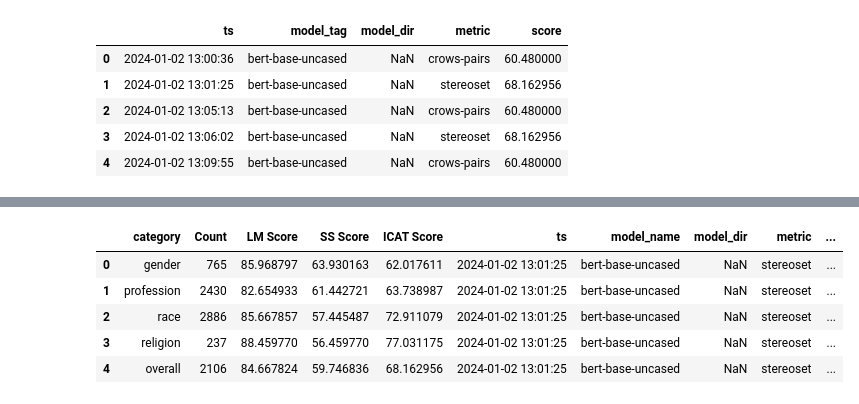
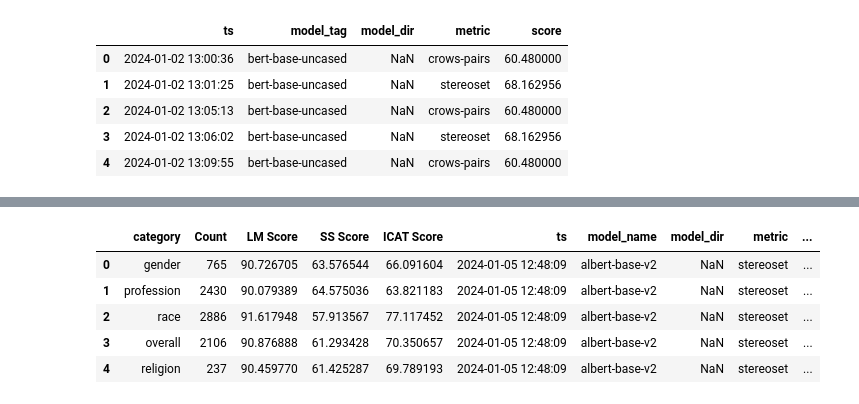
Before and after one commit to WizIshan/TUM_Thesis, a Jupyter notebook: src/viz.ipynb, the cells around one changed output, grey strips where cells are left out. Saved outputs shown, nothing was run; the diff lists cells and outputs as text; code cells hidden in the pictures.

```diff
--- a/src/viz.ipynb
+++ b/src/viz.ipynb
@@ -4,7 +4,7 @@ import numpy as np
 import matplotlib.pyplot as plt
 import seaborn as sns
 # %%
-scores = pd.read_excel('../data/results/master_results.xlsx',sheet_name=None)
+scores = pd.read_excel('../data/results/master_results_20241101.xlsx',sheet_name=None)
 # %%
 scores['consolidated']
 # %% [output]
@@ -70,12 +103,14 @@ cp.head()
 # %%
 stereo = scores['stereoset']
+## Dropping all duplicated rows
+stereo = stereo.drop_duplicates(subset=['model_name','metric','category'],keep='last').sort_values('model_name').reset_index(drop = True)
 stereo['base_model_tag'] = stereo['model_name'].apply(lambda x : x.split('_')[0])
 stereo['model_mode'] = stereo['model_name'].apply(lambda x : separate_model_mode(x))
 stereo.head()
 # %% [output]
 |  | category | Count | LM Score | SS Score | ICAT Score | ts | model_name | model_dir | metric | ... |
-| 0 | gender | 765 | 85.968797 | 63.930163 | 62.017611 | 2024-01-02 13:01:25 | bert-base-uncased | NaN | stereoset | ... |
-| 1 | profession | 2430 | 82.654933 | 61.442721 | 63.738987 | 2024-01-02 13:01:25 | bert-base-uncased | NaN | stereoset | ... |
-| 2 | race | 2886 | 85.667857 | 57.445487 | 72.911079 | 2024-01-02 13:01:25 | bert-base-uncased | NaN | stereoset | ... |
-| 3 | religion | 237 | 88.459770 | 56.459770 | 77.031175 | 2024-01-02 13:01:25 | bert-base-uncased | NaN | stereoset | ... |
-| 4 | overall | 2106 | 84.667824 | 59.746836 | 68.162956 | 2024-01-02 13:01:25 | bert-base-uncased | NaN | stereoset | ... |
+| 0 | gender | 765 | 90.726705 | 63.576544 | 66.091604 | 2024-01-05 12:48:09 | albert-base-v2 | NaN | stereoset | ... |
+| 1 | profession | 2430 | 90.079389 | 64.575036 | 63.821183 | 2024-01-05 12:48:09 | albert-base-v2 | NaN | stereoset | ... |
+| 2 | race | 2886 | 91.617948 | 57.913567 | 77.117452 | 2024-01-05 12:48:09 | albert-base-v2 | NaN | stereoset | ... |
+| 3 | overall | 2106 | 90.876888 | 61.293428 | 70.350657 | 2024-01-05 12:48:09 | albert-base-v2 | NaN | stereoset | ... |
+| 4 | religion | 237 | 90.459770 | 61.425287 | 69.789193 | 2024-01-05 12:48:09 | albert-base-v2 | NaN | stereoset | ... |
```
Also changed, not shown: parts of 16 cells of this notebook, 4 other files.
